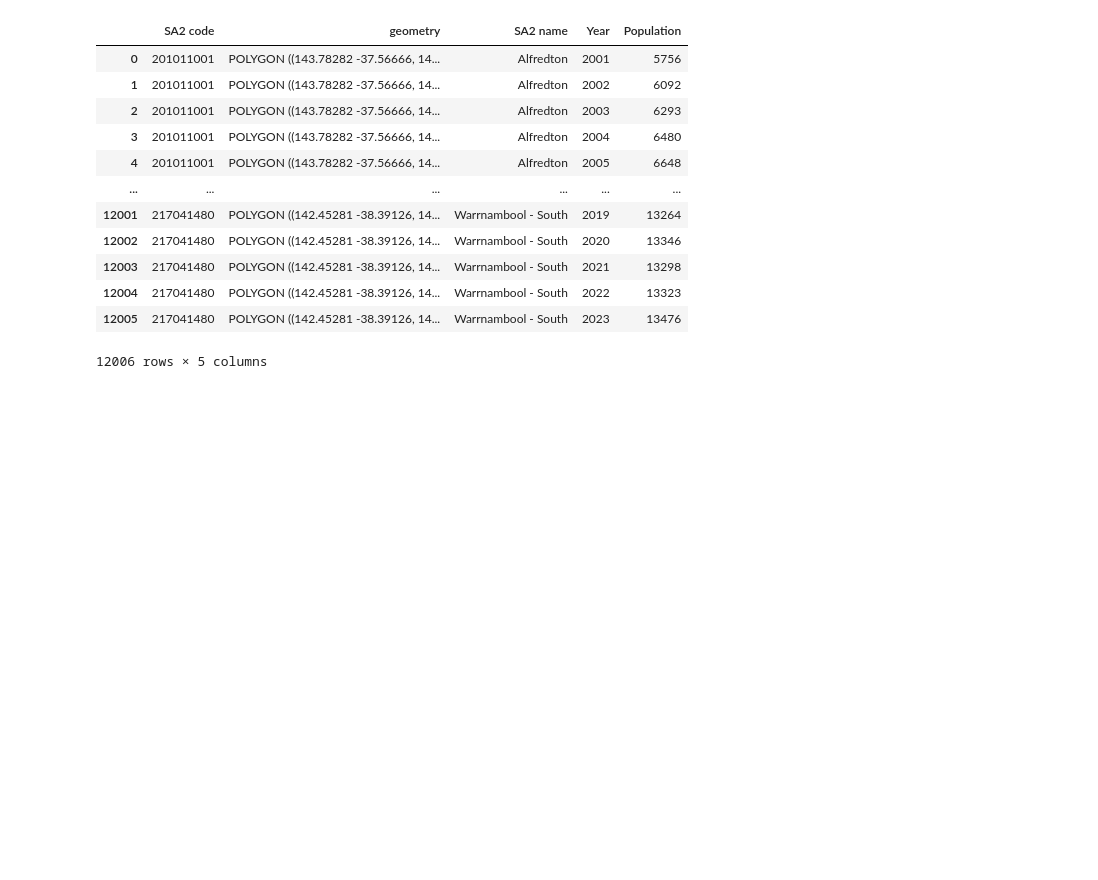
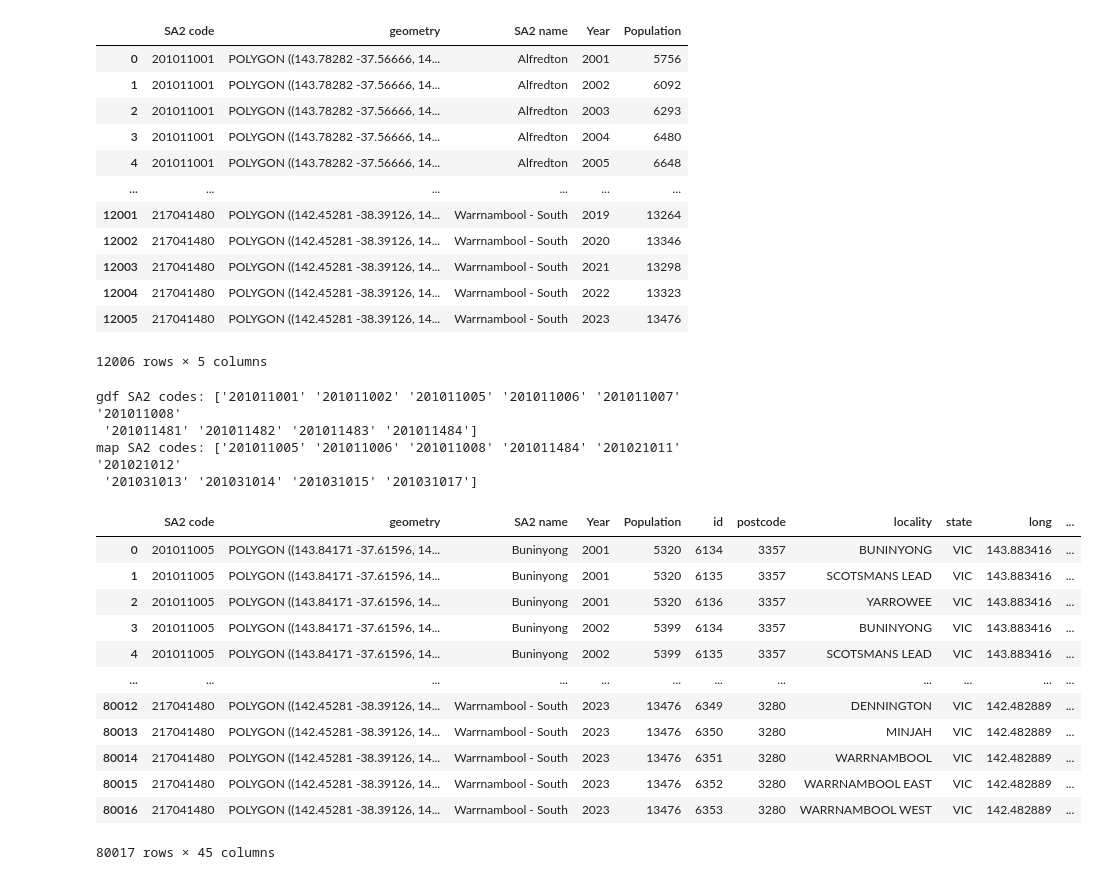
Before and after one commit to bicicow03/Group-Project-Real-Estate-Industry-Analysis, a Jupyter notebook: notebooks/population_preprocess.ipynb, the cells around one changed output. Saved outputs shown, nothing was run; the diff lists cells and outputs as text; code cells hidden in the pictures; blank space fills up the shorter version.

```diff
--- a/notebooks/population_preprocess.ipynb
+++ b/notebooks/population_preprocess.ipynb
@@ -310,6 +294,45 @@ gdf
 | 12004 | 217041480 | POLYGON ((142.45281 -38.39126, 14... | Warrnambool - South | 2022 | 13323 |
 | 12005 | 217041480 | POLYGON ((142.45281 -38.39126, 14... | Warrnambool - South | 2023 | 13476 |
 12006 rows × 5 columns
+# %%
+map = pd.read_csv('../data/landing/boundaries/sa2_to_postcode_mapping.csv')
+map = map.rename(columns={"SA2_CODE_2021": "SA2 code", "POSTCODE": "Postcode"})
+# %%
+#Filter for only VIC population data
+map_vic_data = map[
+    map["state"].isin(["VIC"])
+]
+# %%
+map_vic_data = map_vic_data.dropna(subset=["SA2 code"])
+map_vic_data["SA2 code"] = map_vic_data["SA2 code"].round().astype(int)
+# %%
+gdf["SA2 code"] = gdf["SA2 code"].astype(str).str.zfill(9)
+map_vic_data["SA2 code"] = map_vic_data["SA2 code"].astype(str).str.zfill(9)
+final = gdf.merge(map_vic_data, on="SA2 code", how="inner")
+# %%
+print("gdf SA2 codes:", gdf["SA2 code"].sort_values().unique()[:10])
+print("map SA2 codes:", map_vic_data["SA2 code"].sort_values().unique()[:10])
+# %% [output]
+gdf SA2 codes: ['201011001' '201011002' '201011005' '201011006' '201011007' '201011008'
+ '201011481' '201011482' '201011483' '201011484']
+map SA2 codes: ['201011005' '201011006' '201011008' '201011484' '201021011' '201021012'
+ '201031013' '201031014' '201031015' '201031017']
+# %%
+final
+# %% [output]
+|  | SA2 code | geometry | SA2 name | Year | Population | id | postcode | locality | state | long | ... |
+| 0 | 201011005 | POLYGON ((143.84171 -37.61596, 14... | Buninyong | 2001 | 5320 | 6134 | 3357 | BUNINYONG | VIC | 143.883416 | ... |
+| 1 | 201011005 | POLYGON ((143.84171 -37.61596, 14... | Buninyong | 2001 | 5320 | 6135 | 3357 | SCOTSMANS LEAD | VIC | 143.883416 | ... |
+| 2 | 201011005 | POLYGON ((143.84171 -37.61596, 14... | Buninyong | 2001 | 5320 | 6136 | 3357 | YARROWEE | VIC | 143.883416 | ... |
+| 3 | 201011005 | POLYGON ((143.84171 -37.61596, 14... | Buninyong | 2002 | 5399 | 6134 | 3357 | BUNINYONG | VIC | 143.883416 | ... |
+| 4 | 201011005 | POLYGON ((143.84171 -37.61596, 14... | Buninyong | 2002 | 5399 | 6135 | 3357 | SCOTSMANS LEAD | VIC | 143.883416 | ... |
+| ... | ... | ... | ... | ... | ... | ... | ... | ... | ... | ... | ... |
+| 80012 | 217041480 | POLYGON ((142.45281 -38.39126, 14... | Warrnambool - South | 2023 | 13476 | 6349 | 3280 | DENNINGTON | VIC | 142.482889 | ... |
+| 80013 | 217041480 | POLYGON ((142.45281 -38.39126, 14... | Warrnambool - South | 2023 | 13476 | 6350 | 3280 | MINJAH | VIC | 142.482889 | ... |
+| 80014 | 217041480 | POLYGON ((142.45281 -38.39126, 14... | Warrnambool - South | 2023 | 13476 | 6351 | 3280 | WARRNAMBOOL | VIC | 142.482889 | ... |
+| 80015 | 217041480 | POLYGON ((142.45281 -38.39126, 14... | Warrnambool - South | 2023 | 13476 | 6352 | 3280 | WARRNAMBOOL EAST | VIC | 142.482889 | ... |
+| 80016 | 217041480 | POLYGON ((142.45281 -38.39126, 14... | Warrnambool - South | 2023 | 13476 | 6353 | 3280 | WARRNAMBOOL WEST | VIC | 142.482889 | ... |
+80017 rows × 45 columns
 # %%
 # create the processed data directory if it doesn't exist
 import os
```
Also changed, not shown: parts of 2 cells of this notebook.
